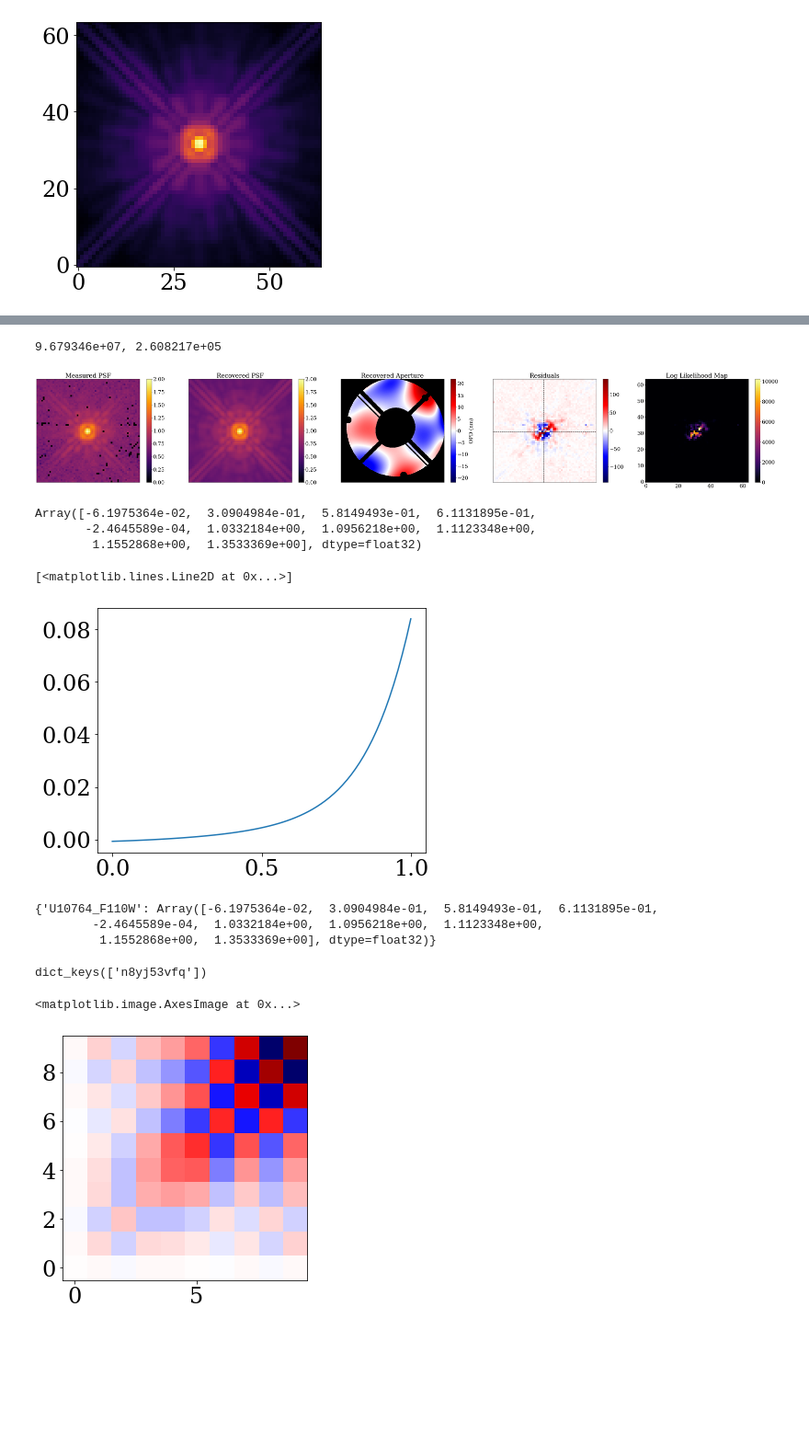
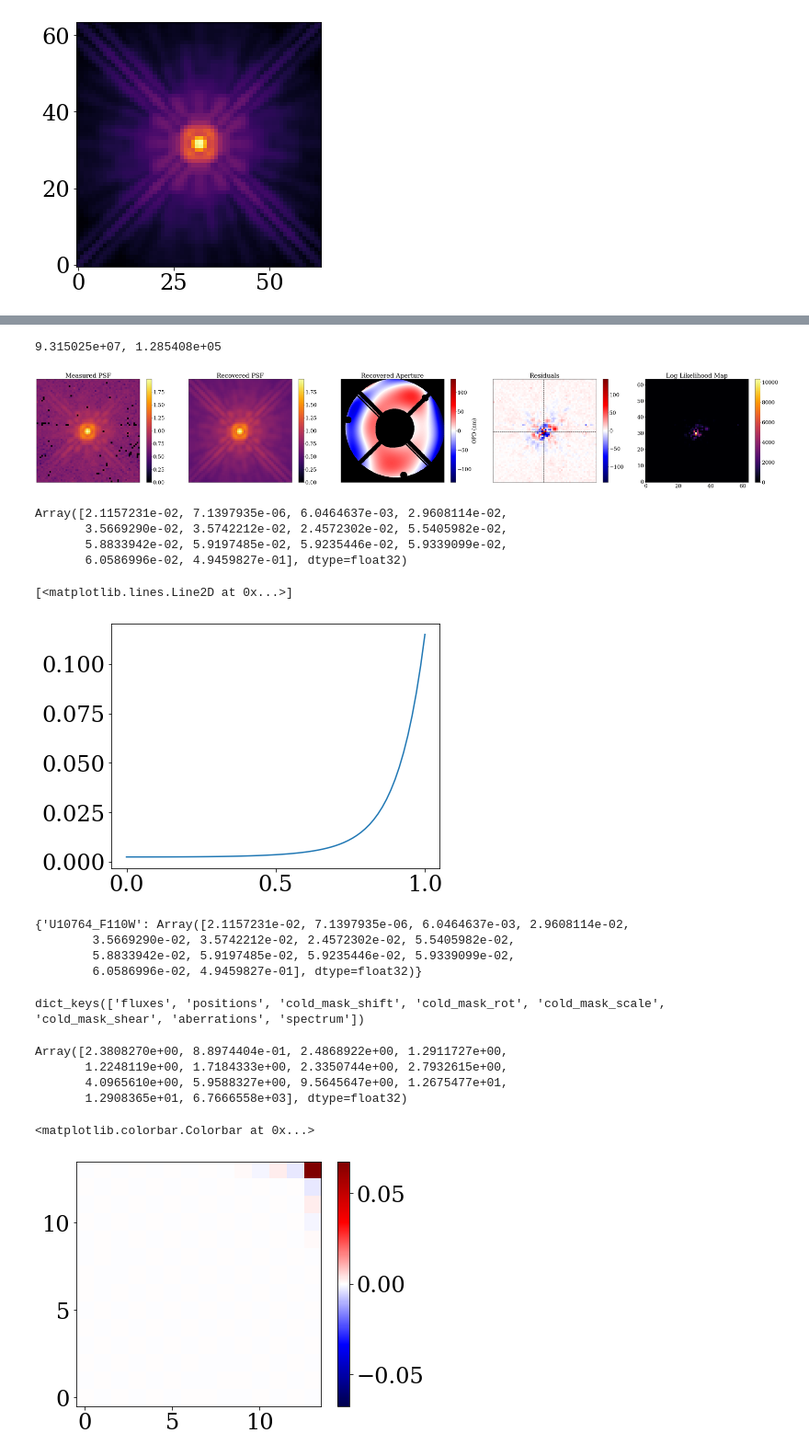
Before and after one commit to h-greer/hubble, a Jupyter notebook: notebooks/spectra.ipynb, the cells around one changed output, grey strips where cells are left out. Shown at 92% size. Saved outputs shown, nothing was run; the diff lists cells and outputs as text; code cells hidden in the pictures; blank space fills up the shorter version.

```diff
--- a/notebooks/spectra.ipynb
+++ b/notebooks/spectra.ipynb
@@ -60,8 +60,8 @@ def set_array(pytree):
 wid = 64
 oversample = 4
 
-nwavels = 10
-npoly=30
+nwavels = 14
+npoly=10
 
 optics = NICMOSOptics(512, wid, oversample)
 
@@ -149,7 +149,7 @@ for exp in exposures:
     params["positions"][exp.fit.get_key(exp, "positions")] = np.asarray([0.,0.])
     params["fluxes"][exp.fit.get_key(exp, "fluxes")] = np.log10(np.nansum(exp.data))
 
-    params["spectrum"][exp.fit.get_key(exp, "spectrum")] = np.ones(nwavels)#.at[0].set(1)
+    params["spectrum"][exp.fit.get_key(exp, "spectrum")] = np.ones(nwavels)/nwavels#.at[0].set(1)
 
     #params["spectrum"][exp.fit.get_key(exp, "spectrum")] = np.ones(npoly)#.at[0].set(1)
 
@@ -217,20 +219,20 @@ def flatten(l):
 
 
 
-g = 5e-3
+g = 2e-3
 
 things = {
     "fluxes" : opt(g*20,10),
     "positions": opt(g*10, 0),
-    "cold_mask_shift": opt(g*500, 120),
-    "cold_mask_rot": opt(g*100, 120),
-    #"cold_mask_scale": opt(g*1000, 150),
-    #"cold_mask_shear": opt(g*10, 150),
+    "cold_mask_shift": opt(g*5000, 50),
+    "cold_mask_rot": opt(g*300, 120),
+    "cold_mask_scale": opt(g*3000, 150),
+    "cold_mask_shear": opt(g*1000, 150),
     #"primary_scale": opt(g*100, 150),
     #"primary_rot": opt(g*100, 150),
     #"primary_shear": opt(g*100, 150),
-    "aberrations": opt(g*1.5,120),
-    "spectrum": opt(g*0.3, 20),
+    "aberrations": opt(g*200,100),
+    "spectrum": opt(g*1e0, 20)#, (150, g*200), (200, g*300), (250, g*400)),
     #"spectrum": opt(g*0.01, 20),
     #"softening": opt(g*1e3, 200),
     #"breathing": opt(g*1000,150),
@@ -323,7 +325,7 @@ optim, opt_state = zdx.get_optimiser(
 
 
 losses, models = [], []
-for i in tqdm(range(600)):
+for i in tqdm(range(300)):
     loss, grads = loss_fn(params,exposures)
     grads = jtu.tree_map(lambda x, y: x * np.abs(y), grads, ModelParams(lrs.params))
     updates, opt_state = optim.update(grads, opt_state)
@@ -332,7 +334,13 @@ for i in tqdm(range(600)):
     #if i == 200:
     #    params.set("softening", 0.2)
 
-    #params = params.set("spectrum.U10764_F110W", params.get("spectrum.U10764_F110W")/np.sum(params.get("spectrum.U10764_F110W")))
+    #if i == 150:
+    #    rc = True
+    #    fishers = calc_fishers(model, exposures, paths, recalculate=rc)
+    #    lrs = calc_lrs(model, exposures, fishers, paths)
+
+    params = params.set("spectrum.U10764_F110W", np.abs(params.get("spectrum.U10764_F110W")))
+    params = params.set("spectrum.U10764_F110W", params.get("spectrum.U10764_F110W")/np.sum(params.get("spectrum.U10764_F110W")))
 
     models.append(params)
     losses.append(loss)
@@ -428,7 +436,7 @@ support = optics.transmission(coords,2.4/512)
 support_mask = support.at[support < .5].set(np.nan)
 
 opd = optics.AberratedAperture.eval_basis(coords)*1e9
-olim = np.max(np.abs(opd))
+olim = np.nanmax(np.abs(opd*support_mask))
 apt =axs[2].imshow(support_mask*opd,cmap=cmap,vmin=-olim, vmax=olim)
 plt.colorbar(apt, ax=axs[2]).set_label("OPD (nm)")
 #axs[4].imshow(telescope.detector.pixel_response.pixel_response)
@@ -459,14 +467,15 @@ for i in range(4):
 plt.show()
 #plt.imshow(np.abs(telescope.model()-cropped_data)**0.25)
 # %% [output]
-9.679346e+07, 2.608217e+05
+9.315025e+07, 1.285408e+05
-[figure, old version]
+[figure, new version]
 # %%
 params.get("spectrum.U10764_F110W")
 # %% [output]
-Array([-6.1975364e-02,  3.0904984e-01,  5.8149493e-01,  6.1131895e-01,
-       -2.4645589e-04,  1.0332184e+00,  1.0956218e+00,  1.1123348e+00,
-        1.1552868e+00,  1.3533369e+00], dtype=float32)
+Array([2.1157231e-02, 7.1397935e-06, 6.0464637e-03, 2.9608114e-02,
+       3.5669290e-02, 3.5742212e-02, 2.4572302e-02, 5.5405982e-02,
+       5.8833942e-02, 5.9197485e-02, 5.9235446e-02, 5.9339099e-02,
+       6.0586996e-02, 4.9459827e-01], dtype=float32)
 # %%
 wv = filter_files["F110W"][:,0]/1e10
 wmax = np.max(wv)
@@ -477,27 +486,36 @@ spec = dl.PolySpectrum(swv, params.get("spectrum.U10764_F110W"))
 plt.plot(swv, spec.weights)
 # %% [output]
 [<matplotlib.lines.Line2D at 0x...>]
-[figure, old version]
+[figure, new version]
 # %%
 params.params["spectrum"]
 # %% [output]
-{'U10764_F110W': Array([-6.1975364e-02,  3.0904984e-01,  5.8149493e-01,  6.1131895e-01,
-        -2.4645589e-04,  1.0332184e+00,  1.0956218e+00,  1.1123348e+00,
-         1.1552868e+00,  1.3533369e+00], dtype=float32)}
+{'U10764_F110W': Array([2.1157231e-02, 7.1397935e-06, 6.0464637e-03, 2.9608114e-02,
+        3.5669290e-02, 3.5742212e-02, 2.4572302e-02, 5.5405982e-02,
+        5.8833942e-02, 5.9197485e-02, 5.9235446e-02, 5.9339099e-02,
+        6.0586996e-02, 4.9459827e-01], dtype=float32)}
 # %%
 #potato
 # %%
 rc = True
 fishers = calc_fishers(model, exposures, paths, recalculate=rc)
 # %%
-fishers.keys()
+fishers['n8yj53vfq'].keys()
 # %% [output]
-dict_keys(['n8yj53vfq'])
+dict_keys(['fluxes', 'positions', 'cold_mask_shift', 'cold_mask_rot', 'cold_mask_scale', 'cold_mask_shear', 'aberrations', 'spectrum'])
+# %%
+np.diag(np.linalg.inv(fishers['n8yj53vfq']['spectrum']/1e5))
+# %% [output]
+Array([2.3808270e+00, 8.8974404e-01, 2.4868922e+00, 1.2911727e+00,
+       1.2248119e+00, 1.7184333e+00, 2.3350744e+00, 2.7932615e+00,
+       4.0965610e+00, 5.9588327e+00, 9.5645647e+00, 1.2675477e+01,
+       1.2908365e+01, 6.7666558e+03], dtype=float32)
 # %%
 spectrum_cov = np.linalg.inv(fishers['n8yj53vfq']['spectrum'])
 spectrum_err = np.diag(np.sqrt(np.abs(spectrum_cov)))
 # %%
 plt.imshow(spectrum_cov, cmap='seismic', vmin=-np.max(np.abs(spectrum_cov)), vmax=np.max(np.abs(spectrum_cov)))
+plt.colorbar()
 # %% [output]
-<matplotlib.image.AxesImage at 0x...>
+<matplotlib.colorbar.Colorbar at 0x...>
-[figure, old version]
+[figure, new version]
```
Also changed, not shown: parts of 16 cells of this notebook, 5 other files.
